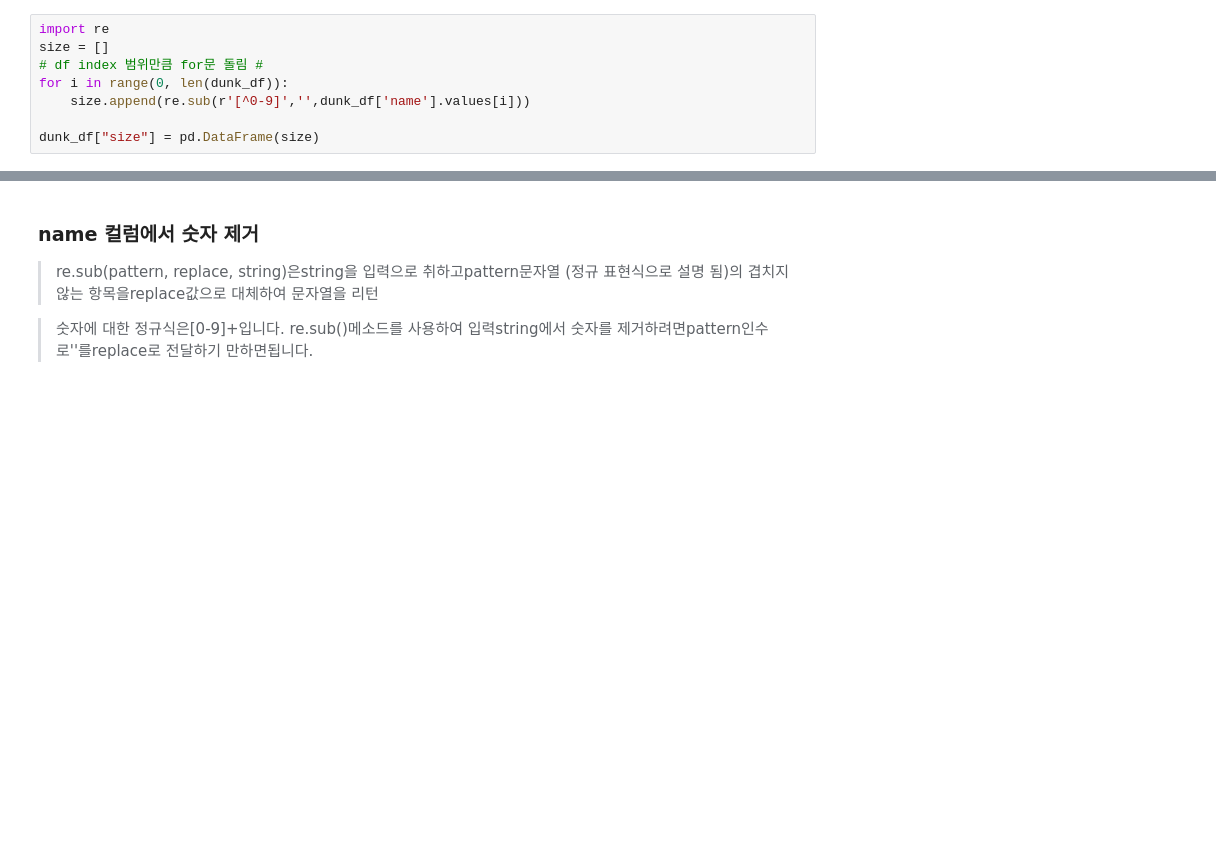
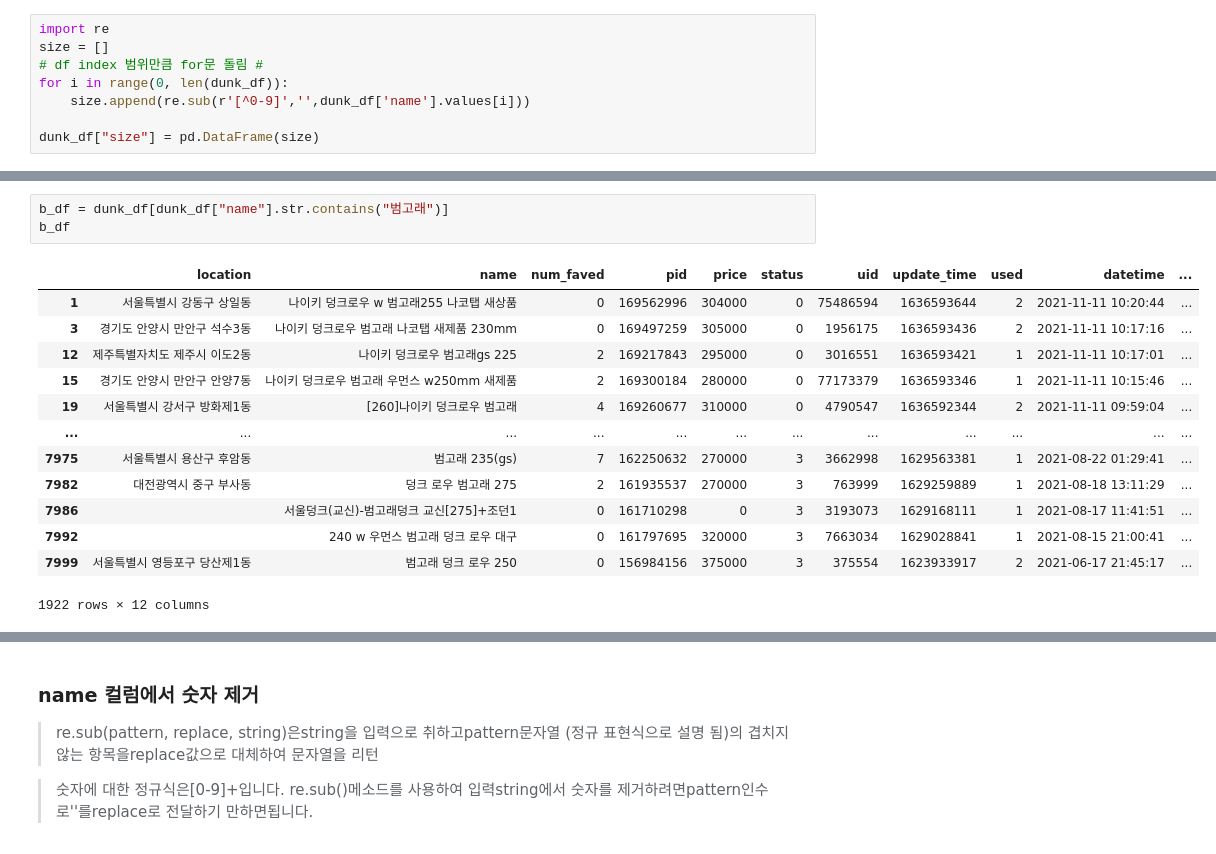
Before and after one commit to danielwon01/BDA-EDA-project, a Jupyter notebook: mj/컬럼 추출 & 코드 정리.ipynb, the cells around one changed output, grey strips where cells are left out. Saved outputs shown, nothing was run; the diff lists cells and outputs as text; blank space fills up the shorter version.

```diff
--- a/mj/컬럼 추출 & 코드 정리.ipynb
+++ b/mj/컬럼 추출 & 코드 정리.ipynb
@@ -159,0 +192,17 @@ dunk_df.head(3)
+# %%
+b_df = dunk_df[dunk_df["name"].str.contains("범고래")]
+b_df
+# %% [output]
+|  | location | name | num_faved | pid | price | status | uid | update_time | used | datetime | ... |
+| 1 | 서울특별시 강동구 상일동 | 나이키 덩크로우 w 범고래255 나코탭 새상품 | 0 | 169562996 | 304000 | 0 | 75486594 | 1636593644 | 2 | 2021-11-11 10:20:44 | ... |
+| 3 | 경기도 안양시 만안구 석수3동 | 나이키 덩크로우 범고래 나코탭 새제품 230mm | 0 | 169497259 | 305000 | 0 | 1956175 | 1636593436 | 2 | 2021-11-11 10:17:16 | ... |
+| 12 | 제주특별자치도 제주시 이도2동 | 나이키 덩크로우 범고래gs 225 | 2 | 169217843 | 295000 | 0 | 3016551 | 1636593421 | 1 | 2021-11-11 10:17:01 | ... |
+| 15 | 경기도 안양시 만안구 안양7동 | 나이키 덩크로우 범고래 우먼스 w250mm 새제품 | 2 | 169300184 | 280000 | 0 | 77173379 | 1636593346 | 1 | 2021-11-11 10:15:46 | ... |
+| 19 | 서울특별시 강서구 방화제1동 | [260]나이키 덩크로우 범고래 | 4 | 169260677 | 310000 | 0 | 4790547 | 1636592344 | 2 | 2021-11-11 09:59:04 | ... |
+| ... | ... | ... | ... | ... | ... | ... | ... | ... | ... | ... | ... |
+| 7975 | 서울특별시 용산구 후암동 | 범고래 235(gs) | 7 | 162250632 | 270000 | 3 | 3662998 | 1629563381 | 1 | 2021-08-22 01:29:41 | ... |
+| 7982 | 대전광역시 중구 부사동 | 덩크 로우 범고래 275 | 2 | 161935537 | 270000 | 3 | 763999 | 1629259889 | 1 | 2021-08-18 13:11:29 | ... |
+| 7986 |  | 서울덩크(교신)-범고래덩크 교신[275]+조던1 | 0 | 161710298 | 0 | 3 | 3193073 | 1629168111 | 1 | 2021-08-17 11:41:51 | ... |
+| 7992 |  | 240 w 우먼스 범고래 덩크 로우 대구 | 0 | 161797695 | 320000 | 3 | 7663034 | 1629028841 | 1 | 2021-08-15 21:00:41 | ... |
+| 7999 | 서울특별시 영등포구 당산제1동 | 범고래 덩크 로우 250 | 0 | 156984156 | 375000 | 3 | 375554 | 1623933917 | 2 | 2021-06-17 21:45:17 | ... |
+1922 rows × 12 columns
```
Also changed, not shown: parts of 25 cells of this notebook.
